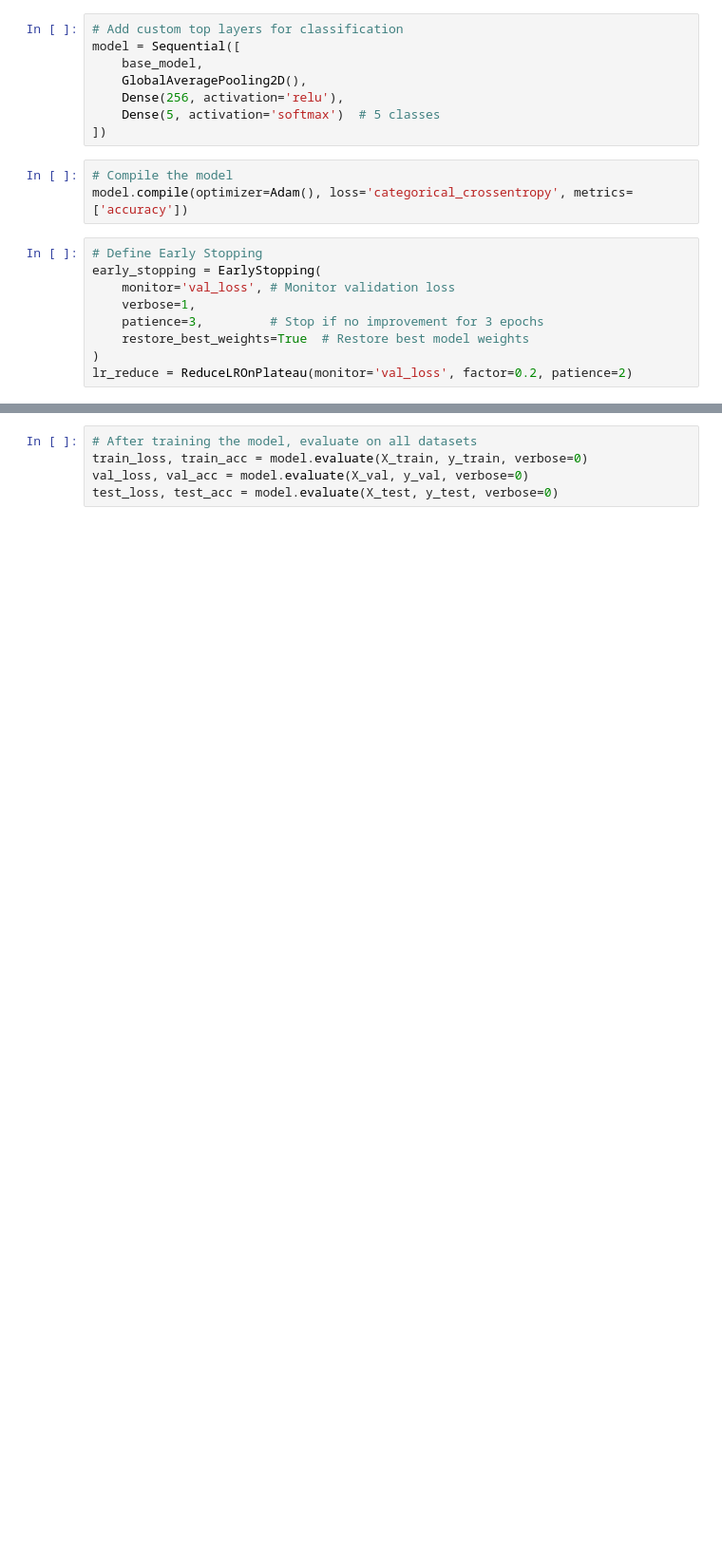
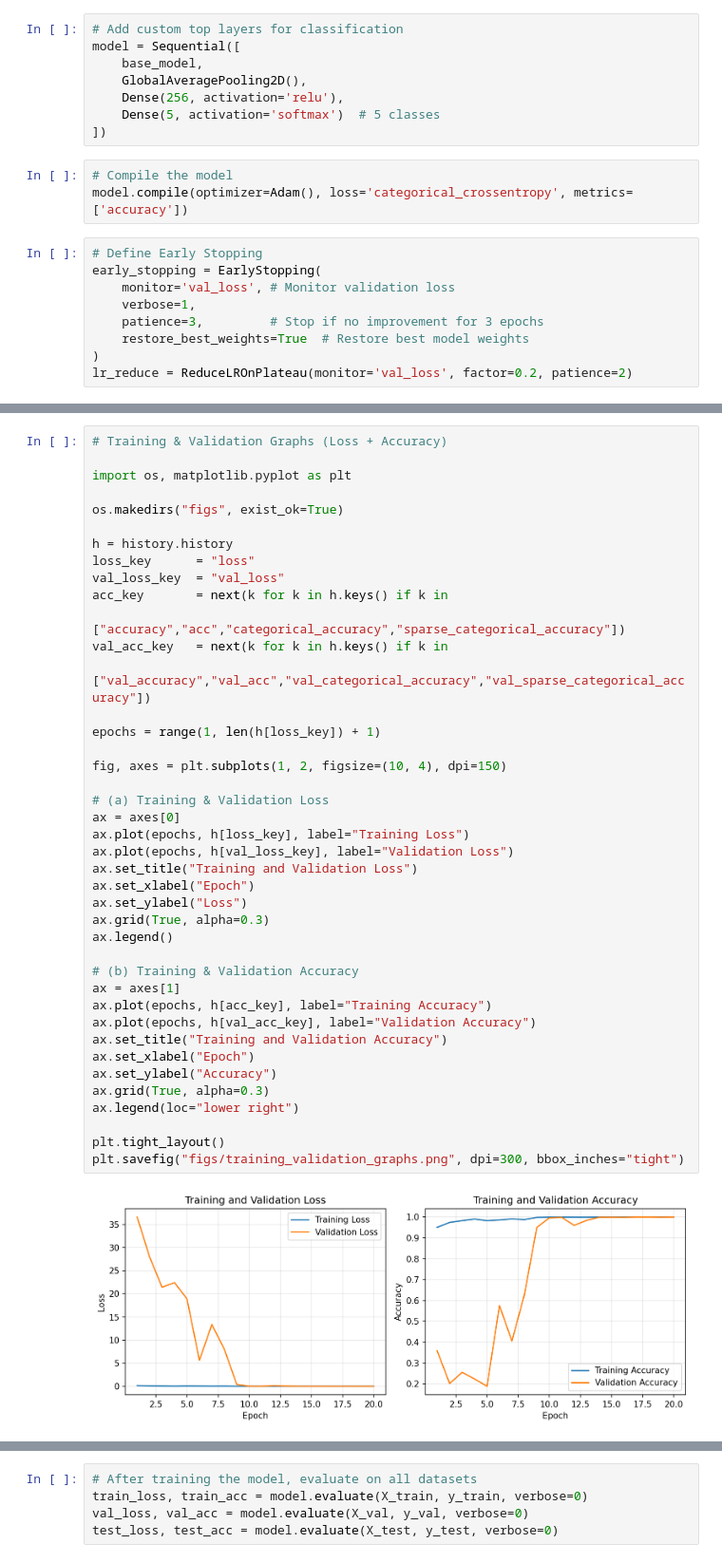
Before and after one commit to Jobaer-Islam/ML-Thesis-LC25000, a Jupyter notebook: transferlearning-lc25000.ipynb, the cells around one changed output, grey strips where cells are left out. Shown at 95% size. Saved outputs shown, nothing was run; the diff lists cells and outputs as text; blank space fills up the shorter version.

```diff
--- a/transferlearning-lc25000.ipynb
+++ b/transferlearning-lc25000.ipynb
@@ -133,3 +116,46 @@ Restoring model weights from the end of the best epoch: 13.
+# %%
+# Training & Validation Graphs (Loss + Accuracy)
+
+import os, matplotlib.pyplot as plt
+
+os.makedirs("figs", exist_ok=True)
+
+h = history.history
+loss_key      = "loss"
+val_loss_key  = "val_loss"
+acc_key       = next(k for k in h.keys() if k in
+                     ["accuracy","acc","categorical_accuracy","sparse_categorical_accuracy"])
+val_acc_key   = next(k for k in h.keys() if k in
+                     ["val_accuracy","val_acc","val_categorical_accuracy","val_sparse_categorical_accuracy"])
+
+epochs = range(1, len(h[loss_key]) + 1)
+
+fig, axes = plt.subplots(1, 2, figsize=(10, 4), dpi=150)
+
+# (a) Training & Validation Loss
+ax = axes[0]
+ax.plot(epochs, h[loss_key], label="Training Loss")
+ax.plot(epochs, h[val_loss_key], label="Validation Loss")
+ax.set_title("Training and Validation Loss")
+ax.set_xlabel("Epoch")
+ax.set_ylabel("Loss")
+ax.grid(True, alpha=0.3)
+ax.legend()
+
+# (b) Training & Validation Accuracy
+ax = axes[1]
+ax.plot(epochs, h[acc_key], label="Training Accuracy")
+ax.plot(epochs, h[val_acc_key], label="Validation Accuracy")
+ax.set_title("Training and Validation Accuracy")
+ax.set_xlabel("Epoch")
+ax.set_ylabel("Accuracy")
+ax.grid(True, alpha=0.3)
+ax.legend(loc="lower right")
+
+plt.tight_layout()
+plt.savefig("figs/training_validation_graphs.png", dpi=300, bbox_inches="tight")
+# %% [output]
+[figure, added]
 # %%
 # Per-class Precision/Recall/F1 + Confusion Matrix
 from sklearn.metrics import classification_report, confusion_matrix
```
Also changed, not shown: parts of 5 cells of this notebook.
